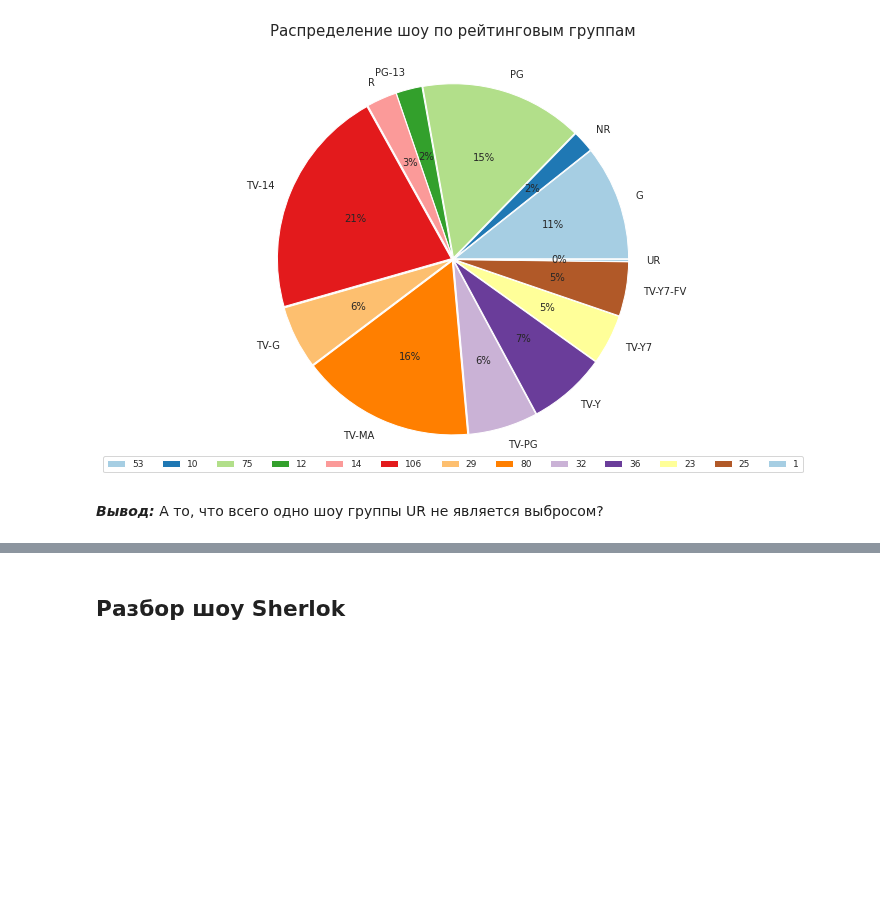
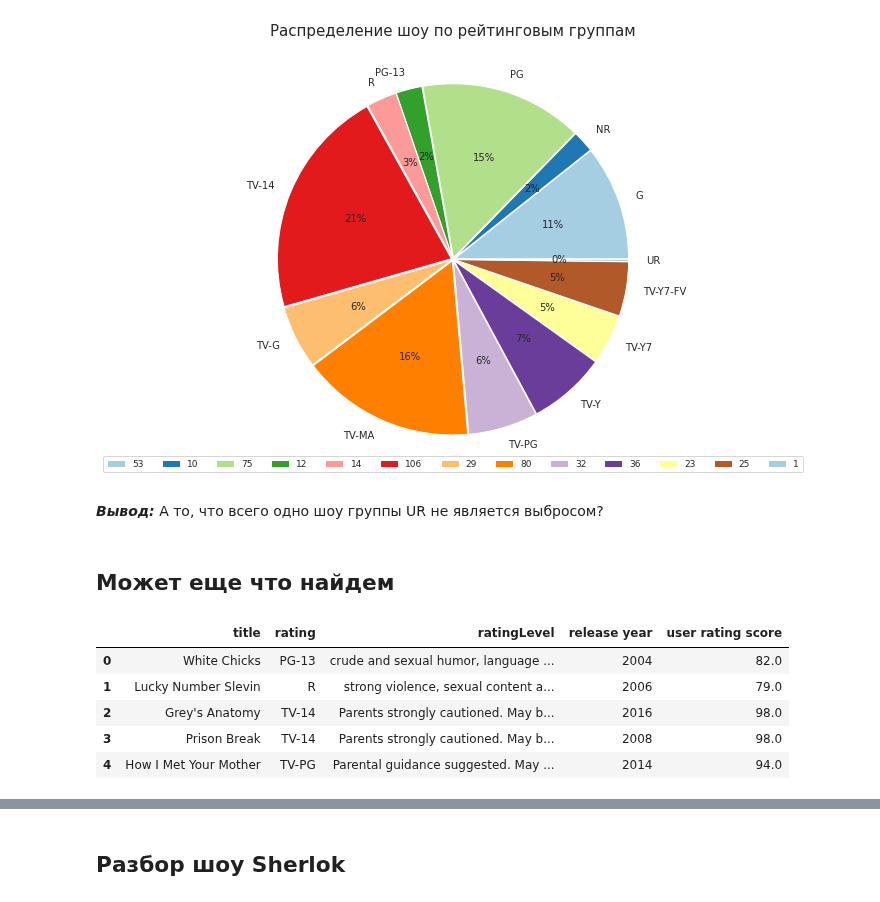
Before and after one commit to VorobyvEgor/Seminar_Sber, a Jupyter notebook: Projects/Егор_Воробьев_[Template]_Групповой_проект__Первичный_анализ_данных_.ipynb, the cells around one changed output, grey strips where cells are left out. Drawn from its saved outputs; the diff is of its cells as text; code cells hidden in the pictures; blank space fills up the shorter version.

```diff
--- a/Projects/Егор_Воробьев_[Template]_Групповой_проект__Первичный_анализ_данных_.ipynb
+++ b/Projects/Егор_Воробьев_[Template]_Групповой_проект__Первичный_анализ_данных_.ipynb
@@ -449,3 +449,14 @@ plt.ylabel(None);
 [figure]
 # %% [markdown]
 ***Вывод:*** А то, что всего одно шоу группы UR не является выбросом?
+# %% [markdown]
+## Может еще что найдем
+# %%
+data_full.head()
+# %% [output]
+|  | title | rating | ratingLevel | release year | user rating score |
+| 0 | White Chicks | PG-13 | crude and sexual humor, language ... | 2004 | 82.0 |
+| 1 | Lucky Number Slevin | R | strong violence, sexual content a... | 2006 | 79.0 |
+| 2 | Grey's Anatomy | TV-14 | Parents strongly cautioned. May b... | 2016 | 98.0 |
+| 3 | Prison Break | TV-14 | Parents strongly cautioned. May b... | 2008 | 98.0 |
+| 4 | How I Met Your Mother | TV-PG | Parental guidance suggested. May ... | 2014 | 94.0 |
```
Also changed, not shown: parts of 1 cell of this notebook.
